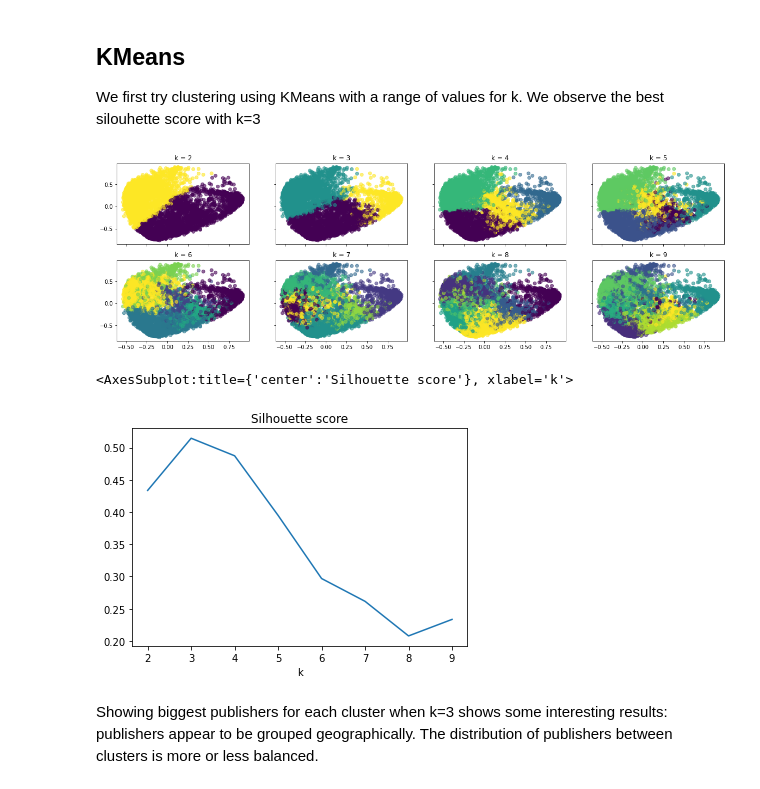
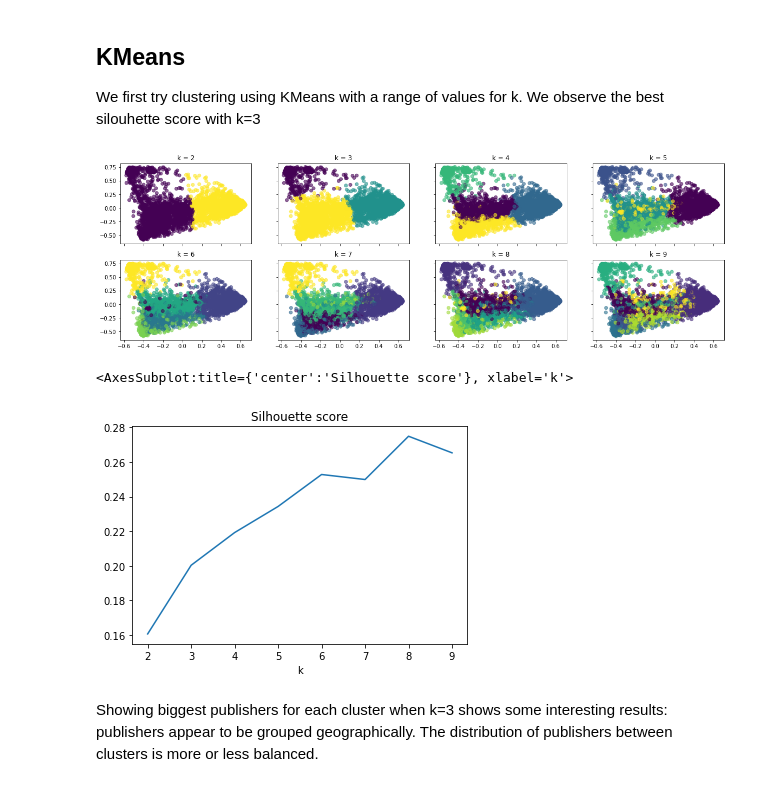
Before and after one commit to epfl-ada/ada-2021-project-improvise-adapt-overcome, a Jupyter notebook: src/clustering.ipynb, the cells around one changed output. Cells and saved outputs as stored; diff of their text form; code cells hidden in the pictures.

```diff
--- a/src/clustering.ipynb
+++ b/src/clustering.ipynb
@@ -46,7 +48,7 @@ Media entities with more than 10 quotes: 7474
 We then create vectors from these counts
 # %%
 vectorizer = DictVectorizer()
-X = vectorizer.fit_transform(speakers_by_media_count["speaker"])
+X = vectorizer.fit_transform(speakers_by_media_count["qids"])
 
 print(f"Vector size: {X.shape[1]}")
 # %% [output]
@@ -103,2 +146,11 @@ def dbscan_metrics(X, labels, media_names):
 # %% [markdown]
 Since the data is very high dimensional, we first apply dimensionality reduction. We use `TruncatedSVD`, which works with sparse data. Afterwards, we normalize the data. This combination is known as [latent semantic analysis](https://en.wikipedia.org/wiki/Latent_semantic_analysis), which is very useful to analyse relationships. We also produce a 2d version of the vectors using PCA for visualization purposes.
+# %%
+dims_values = [2, 3, 5, 10, 20, 30, 40, 50, 100, 200]
+lsas = [make_lsa(dims) for dims in dims_values]
+svds_explained_variance = [fit_and_get_var(X, svd, lsa) for svd, lsa in lsas]
+# %%
+pd.Series(index=dims_values, data=svds_explained_variance).plot(title="Explained variance", xlabel="Number of dimensions")
+
+dim_95, explained_var_95 = next((dims_values[i], var) for i, var in enumerate(svds_explained_variance) if var >= 0.95)
+print(f"First dimension with 95%+ explained variance: {dim_95} (variance {explained_var_95:0.4f})")
@@ -105,12 +160,11 @@ Since the data is very high dimensional, we first apply dimensionality reduction
 # %%
-DIMS = 10
-
-svd = TruncatedSVD(DIMS, random_state=42)
+svd = TruncatedSVD(dim_95, random_state=42)
 normalizer = Normalizer(copy=False)
 lsa = make_pipeline(svd, normalizer)
 
 X_intermediate = lsa.fit_transform(X)
-X_final = PCA(n_components=2).fit_transform(X_intermediate)
+X_3d = PCA(n_components=3).fit_transform(X_intermediate)
+X_2d = PCA(n_components=2).fit_transform(X_intermediate)
 # %% [markdown]
 ## KMeans
 
@@ -121,14 +175,14 @@ k_list = range(2, 10)
 kmeans_labels = [kmeans(X_intermediate, k) for k in k_list]
 kmeans_titles = [f"k = {k}" for k in k_list]
 # %%
-plot_clusters(X_final, kmeans_labels, kmeans_titles, 2, 4)
+plot_clusters(X_2d, kmeans_labels, kmeans_titles, 2, 4)
 # %% [output]
-[figure, old version]
+[figure, new version]
 # %%
-pd.Series(index=k_list, data=[s_score(X_final, labels) for labels in kmeans_labels]).plot(title="Silhouette score", xlabel="k")
+pd.Series(index=k_list, data=[s_score(X_intermediate, labels) for labels in kmeans_labels]).plot(title="Silhouette score", xlabel="k")
 # %% [output]
 <AxesSubplot:title={'center':'Silhouette score'}, xlabel='k'>
-[figure, old version]
+[figure, new version]
 # %% [markdown]
 Showing biggest publishers for each cluster when k=3 shows some interesting results: publishers appear to be grouped geographically. The distribution of publishers between clusters is more or less balanced.
 # %%
```
Also changed, not shown: parts of 19 cells of this notebook.
